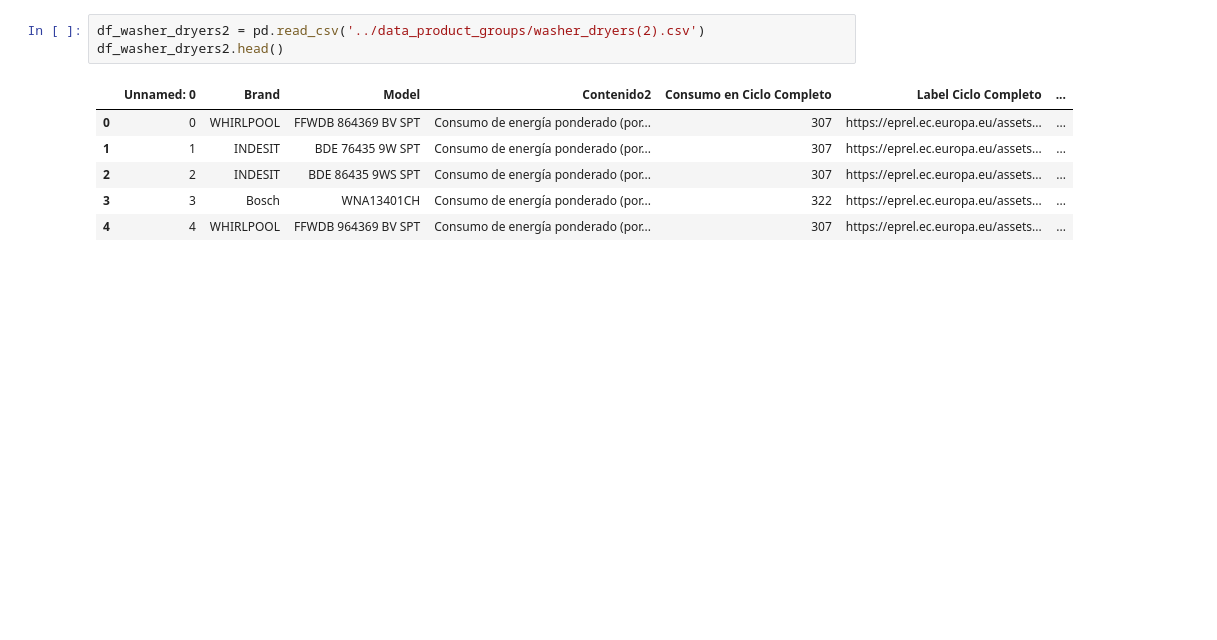
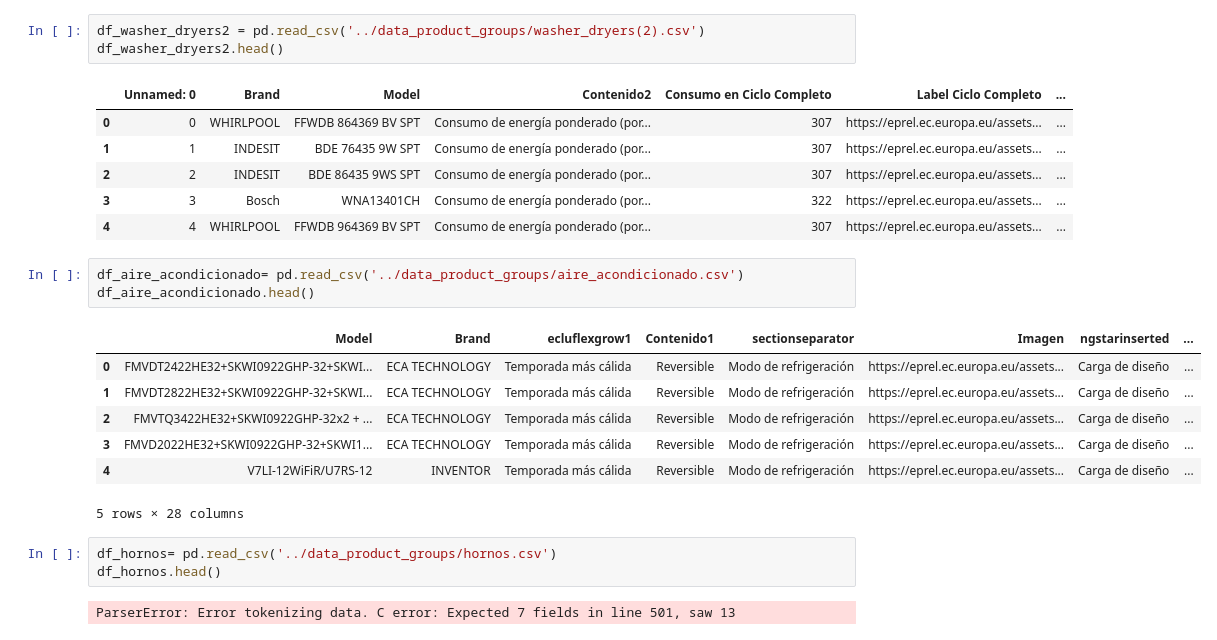
Before and after one commit to laurabarredaagusti/desafio_tripulaciones, a Jupyter notebook: notebooks/data_cleaning_Enrique.ipynb, the cells around one changed output. Drawn from its saved outputs; the diff is of its cells as text; blank space fills up the shorter version.

```diff
--- a/notebooks/data_cleaning_Enrique.ipynb
+++ b/notebooks/data_cleaning_Enrique.ipynb
@@ -226,3 +226,19 @@ df_washer_dryers2.head()
 | 2 | 2 | INDESIT | BDE 86435 9WS SPT | Consumo de energía ponderado (por... | 307 | https://eprel.ec.europa.eu/assets... | ... |
 | 3 | 3 | Bosch | WNA13401CH | Consumo de energía ponderado (por... | 322 | https://eprel.ec.europa.eu/assets... | ... |
 | 4 | 4 | WHIRLPOOL | FFWDB 964369 BV SPT | Consumo de energía ponderado (por... | 307 | https://eprel.ec.europa.eu/assets... | ... |
+# %%
+df_aire_acondicionado= pd.read_csv('../data_product_groups/aire_acondicionado.csv')
+df_aire_acondicionado.head()
+# %% [output]
+|  | Model | Brand | ecluflexgrow1 | Contenido1 | sectionseparator | Imagen | ngstarinserted | ... |
+| 0 | FMVDT2422HE32+SKWI0922GHP-32+SKWI... | ECA TECHNOLOGY | Temporada más cálida | Reversible | Modo de refrigeración | https://eprel.ec.europa.eu/assets... | Carga de diseño | ... |
+| 1 | FMVDT2822HE32+SKWI0922GHP-32+SKWI... | ECA TECHNOLOGY | Temporada más cálida | Reversible | Modo de refrigeración | https://eprel.ec.europa.eu/assets... | Carga de diseño | ... |
+| 2 | FMVTQ3422HE32+SKWI0922GHP-32x2 + ... | ECA TECHNOLOGY | Temporada más cálida | Reversible | Modo de refrigeración | https://eprel.ec.europa.eu/assets... | Carga de diseño | ... |
+| 3 | FMVD2022HE32+SKWI0922GHP-32+SKWI1... | ECA TECHNOLOGY | Temporada más cálida | Reversible | Modo de refrigeración | https://eprel.ec.europa.eu/assets... | Carga de diseño | ... |
+| 4 | V7LI-12WiFiR/U7RS-12 | INVENTOR | Temporada más cálida | Reversible | Modo de refrigeración | https://eprel.ec.europa.eu/assets... | Carga de diseño | ... |
+5 rows × 28 columns
+# %%
+df_hornos= pd.read_csv('../data_product_groups/hornos.csv')
+df_hornos.head()
+# %% [output]
+ParserError: Error tokenizing data. C error: Expected 7 fields in line 501, saw 13
```
Also changed, not shown: 1 other file.
